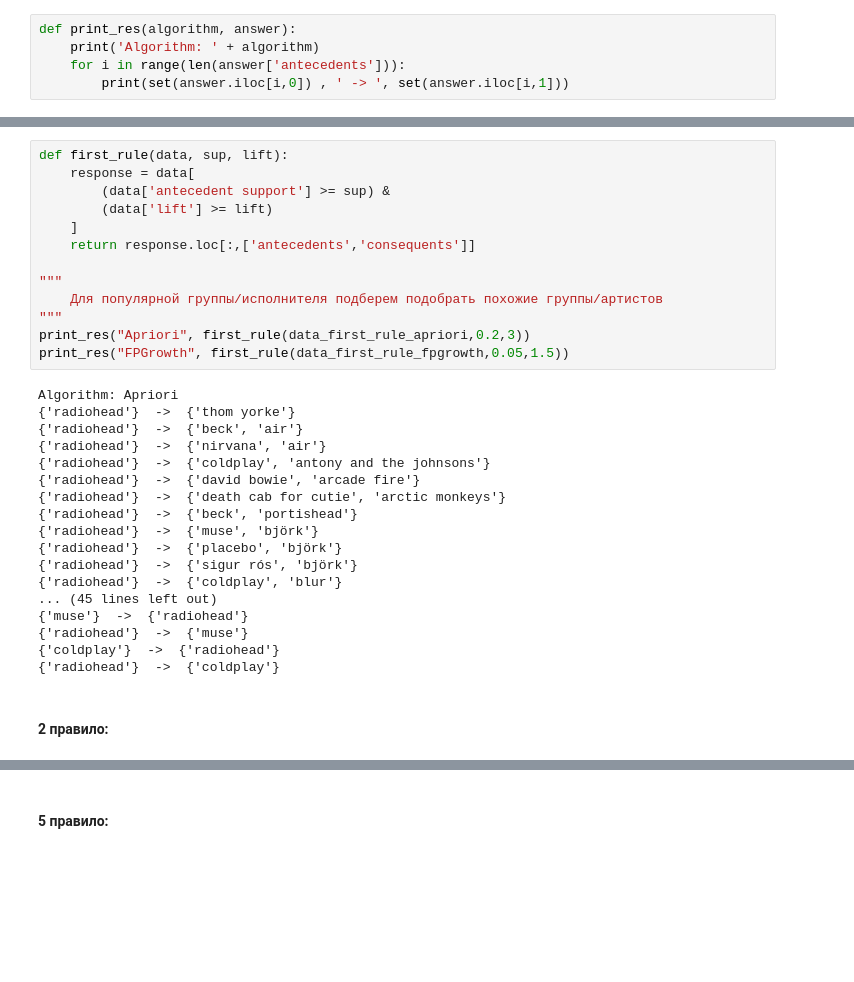
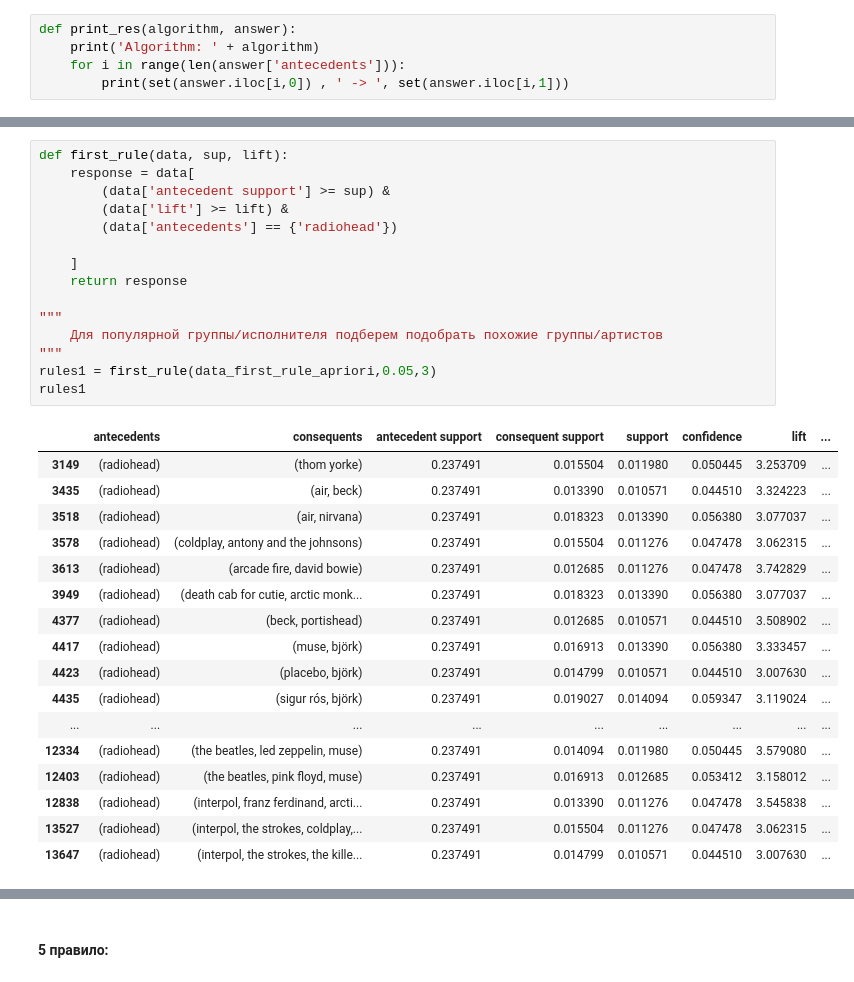
Before and after one commit to anasatasiyazyamzina/AID_2021, a Jupyter notebook: 2/Hometask 2 - LastFM mining.ipynb, the cells around one changed output, grey strips where cells are left out. Saved outputs shown, nothing was run; the diff lists cells and outputs as text; blank space fills up the shorter version.

```diff
--- a/2/Hometask 2 - LastFM mining.ipynb
+++ b/2/Hometask 2 - LastFM mining.ipynb
@@ -170,33 +168,33 @@ print(data_first_rule_fpgrowth.head())
 # %%
 def first_rule(data, sup, lift):
     response = data[
         (data['antecedent support'] >= sup) &
-        (data['lift'] >= lift)
+        (data['lift'] >= lift) &
+        (data['antecedents'] == {'radiohead'})
+
     ]
-    return response.loc[:,['antecedents','consequents']]
+    return response
 
 """
     Для популярной группы/исполнителя подберем подобрать похожие группы/артистов
 """
-print_res("Apriori", first_rule(data_first_rule_apriori,0.2,3))
-print_res("FPGrowth", first_rule(data_first_rule_fpgrowth,0.05,1.5))
+rules1 = first_rule(data_first_rule_apriori,0.05,3)
+rules1
 # %% [output]
-Algorithm: Apriori
-{'radiohead'}  ->  {'thom yorke'}
-{'radiohead'}  ->  {'beck', 'air'}
-{'radiohead'}  ->  {'nirvana', 'air'}
-{'radiohead'}  ->  {'coldplay', 'antony and the johnsons'}
-{'radiohead'}  ->  {'david bowie', 'arcade fire'}
-{'radiohead'}  ->  {'death cab for cutie', 'arctic monkeys'}
-{'radiohead'}  ->  {'beck', 'portishead'}
-{'radiohead'}  ->  {'muse', 'björk'}
-{'radiohead'}  ->  {'placebo', 'björk'}
-{'radiohead'}  ->  {'sigur rós', 'björk'}
-{'radiohead'}  ->  {'coldplay', 'blur'}
-... (45 lines left out)
-{'muse'}  ->  {'radiohead'}
-{'radiohead'}  ->  {'muse'}
-{'coldplay'}  ->  {'radiohead'}
-{'radiohead'}  ->  {'coldplay'}
+|  | antecedents | consequents | antecedent support | consequent support | support | confidence | lift | ... |
+| 3149 | (radiohead) | (thom yorke) | 0.237491 | 0.015504 | 0.011980 | 0.050445 | 3.253709 | ... |
+| 3435 | (radiohead) | (air, beck) | 0.237491 | 0.013390 | 0.010571 | 0.044510 | 3.324223 | ... |
+| 3518 | (radiohead) | (air, nirvana) | 0.237491 | 0.018323 | 0.013390 | 0.056380 | 3.077037 | ... |
+| 3578 | (radiohead) | (coldplay, antony and the johnsons) | 0.237491 | 0.015504 | 0.011276 | 0.047478 | 3.062315 | ... |
+| 3613 | (radiohead) | (arcade fire, david bowie) | 0.237491 | 0.012685 | 0.011276 | 0.047478 | 3.742829 | ... |
+| 3949 | (radiohead) | (death cab for cutie, arctic monk... | 0.237491 | 0.018323 | 0.013390 | 0.056380 | 3.077037 | ... |
+| 4377 | (radiohead) | (beck, portishead) | 0.237491 | 0.012685 | 0.010571 | 0.044510 | 3.508902 | ... |
+| 4417 | (radiohead) | (muse, björk) | 0.237491 | 0.016913 | 0.013390 | 0.056380 | 3.333457 | ... |
+| 4423 | (radiohead) | (placebo, björk) | 0.237491 | 0.014799 | 0.010571 | 0.044510 | 3.007630 | ... |
+| 4435 | (radiohead) | (sigur rós, björk) | 0.237491 | 0.019027 | 0.014094 | 0.059347 | 3.119024 | ... |
+| ... | ... | ... | ... | ... | ... | ... | ... | ... |
+| 12334 | (radiohead) | (the beatles, led zeppelin, muse) | 0.237491 | 0.014094 | 0.011980 | 0.050445 | 3.579080 | ... |
+| 12403 | (radiohead) | (the beatles, pink floyd, muse) | 0.237491 | 0.016913 | 0.012685 | 0.053412 | 3.158012 | ... |
+| 12838 | (radiohead) | (interpol, franz ferdinand, arcti... | 0.237491 | 0.013390 | 0.011276 | 0.047478 | 3.545838 | ... |
+| 13527 | (radiohead) | (interpol, the strokes, coldplay,... | 0.237491 | 0.015504 | 0.011276 | 0.047478 | 3.062315 | ... |
+| 13647 | (radiohead) | (interpol, the strokes, the kille... | 0.237491 | 0.014799 | 0.010571 | 0.044510 | 3.007630 | ... |
-# %% [markdown]
-#### 2 правило:
```
Also changed, not shown: parts of 17 cells of this notebook.
